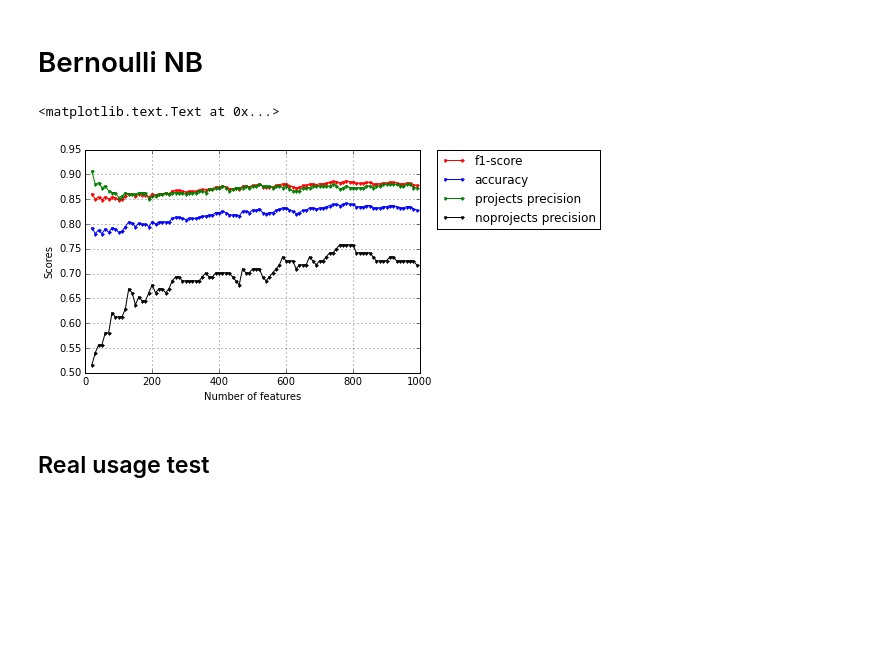
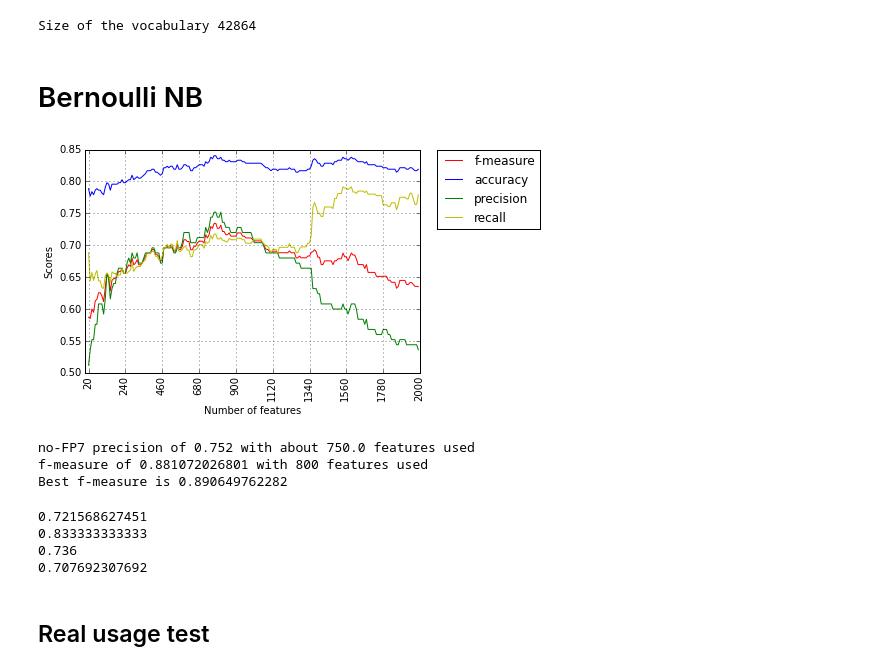
Before and after one commit to arquivo/Research-Websites-Preservation, a Jupyter notebook: classifier/bernoulliNB tuning.ipynb, the cells around one changed output. Saved outputs shown, nothing was run; the diff lists cells and outputs as text; code cells hidden in the pictures; blank space fills up the shorter version.

```diff
--- a/classifier/bernoulliNB tuning.ipynb
+++ b/classifier/bernoulliNB tuning.ipynb
@@ -82,50 +82,76 @@ test_docs = np.hstack((fp7projects_docs[1000:],nofp7projects_docs[300:]))
 # %%
-#vectorizer = CountVectorizer(stop_words='english',tokenizer = tokenize, max_features = 800)
-#vectorizer.fit(train_docs)
-#vocabulary = vectorizer.vocabulary_
-#vectorizer.get_feature_names()
-
-#train_data = vectorizer.transform(train_docs)
-#test_data = vectorizer.transform(test_docs)
+vectorizer = CountVectorizer(stop_words='english',tokenizer = tokenize)
+vectorizer.fit(train_docs)
+vocabulary = vectorizer.vocabulary_
+print "Size of the vocabulary %s" % len(vectorizer.get_feature_names())
+# %% [output]
+Size of the vocabulary 42864
 # %% [markdown]
 # Bernoulli NB
 # %%
 f1_score_array = []
 accuracy_array = []
 projects_precision_array = []
-noprojects_precision_array = []
+projects_recall_array = []
+specificity_array = []
+noprojects_recall_array = []
 
 train_labels = np.hstack((np.ones(1000,int),np.zeros(300,int)))
-test_labels =  np.hstack((np.ones(300,int),np.zeros(124,int)))
+test_labels =  np.hstack((np.ones(301,int),np.zeros(125,int)))
 
-for i in np.arange(20,1000,10):
+for i in np.arange(20,2000,10):
     pipeline = Pipeline([
         ('vectorizer',  CountVectorizer(stop_words='english',tokenizer = tokenize, max_features = i)),
         ('classifier',  BernoulliNB()) ])
 
     pipeline.fit(train_docs,train_labels)
     predicted_labels = pipeline.predict(test_docs)
-    cf = confusion_matrix(predicted_labels,test_labels)
-    f1 = f1_score(test_labels,predicted_labels)
+    cf = confusion_matrix(test_labels,predicted_labels)
+    f1 = f1_score(test_labels,predicted_labels,pos_label = 0)
     f1_score_array.append(f1)
     accuracy_array.append(((cf[0,0] + cf[1,1]) / float(cf[1,0] + cf[1,1] + cf[0,1] + cf[0,0])))
-    projects_precision_array.append(((cf[1,1]) / float(cf[1,1] + cf[0,1])))
-    noprojects_precision_array.append(((cf[0,0]) / float(cf[0,0] + cf[1,0])))
+    projects_precision_array.append(((cf[0,0]) / float(cf[0,1] + cf[0,0])))
+    specificity_array.append(((cf[1,1]) / float(cf[1,1] + cf[1,0])))
+    projects_recall_array.append((cf[0,0]) / float(cf[0,0] + cf[1,0] ))
 # %%
-x_values = np.arange(20,1000,10)
-plt.plot(x_values,f1_score_array,linestyle='-',marker='.',color='r',label='f1-score')
-plt.plot(x_values,accuracy_array,linestyle='-',marker='.',color='b',label='accuracy')
-plt.plot(x_values,projects_precision_array,linestyle='-',marker='.',color='g',label='projects precision')
-plt.plot(x_values,noprojects_precision_array,linestyle='-',marker='.',color='k',label='noprojects precision')
+x_values = np.arange(20,2000,10)
+plt.plot(x_values,f1_score_array,linestyle='-',color='r',label='f-measure')
+plt.plot(x_values,accuracy_array,linestyle='-',color='b',label='accuracy')
+plt.plot(x_values,projects_precision_array,linestyle='-',color='g',label='precision')
+plt.plot(x_values,projects_recall_array,linestyle='-',color='y',label='recall')
+#plt.plot(x_values,specificity_array,linestyle='-',color='k',label='specificity')
+#plt.axvline(770)
 plt.legend()
 plt.legend(bbox_to_anchor=(1.05, 1), loc=2, borderaxespad=0.)
 #plt.axis([10,290,0.80,0.90])
 plt.grid()
 plt.ylabel("Scores")
+plt.xticks(np.linspace(20,2000,10),rotation='vertical')
 plt.xlabel("Number of features")
+plt.savefig('bernoulli_nb.pdf', format='pdf', dpi=1200, bbox_inches='tight')
 # %% [output]
-<matplotlib.text.Text at 0x...>
-[figure, old version]
+[figure, new version]
+# %%
+# best f-measure value
+# Maximize the no-FP7 precision
+print "no-FP7 precision of %s with about %s features used" % (np.max(noprojects_precision_array), np.argmax(noprojects_precision_array) * 10.0)
+print "f-measure of %s with %s features used" % (f1_score_array[80], 800)
+print "Best f-measure is %s" % (f1_score_array[np.argmax(f1_score_array)])
+# %% [output]
+no-FP7 precision of 0.752 with about 750.0 features used
+f-measure of 0.881072026801 with 800 features used
+Best f-measure is 0.890649762282
+# %%
+#p.argmax(projects_recall_array)
+print f1_score_array[80]
+print accuracy_array[80]
+print projects_precision_array[80]
+print projects_recall_array[80]
+# %% [output]
+0.721568627451
+0.833333333333
+0.736
+0.707692307692
 # %% [markdown]
 ## Real usage test
 # %%
```
Also changed, not shown: parts of 1 cell of this notebook, 1 other file.
